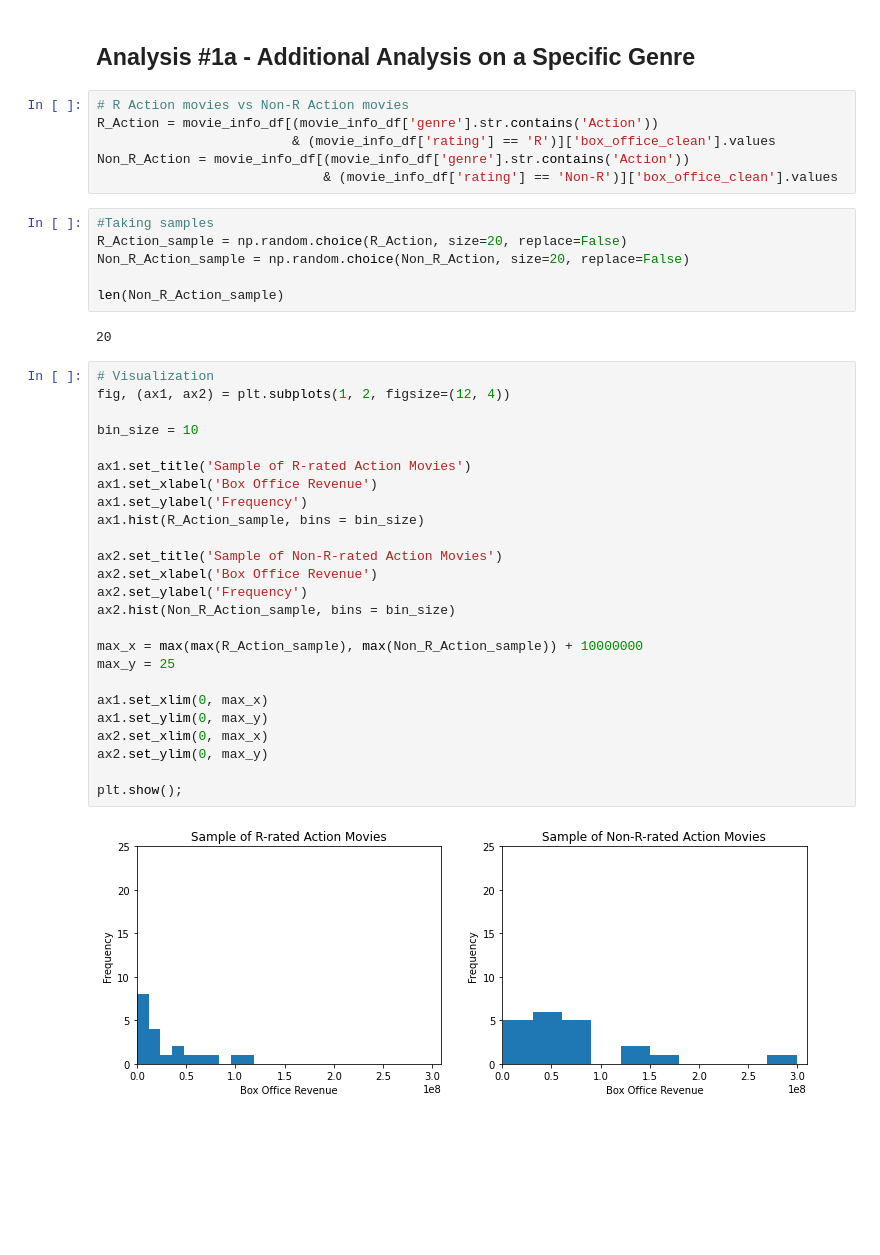
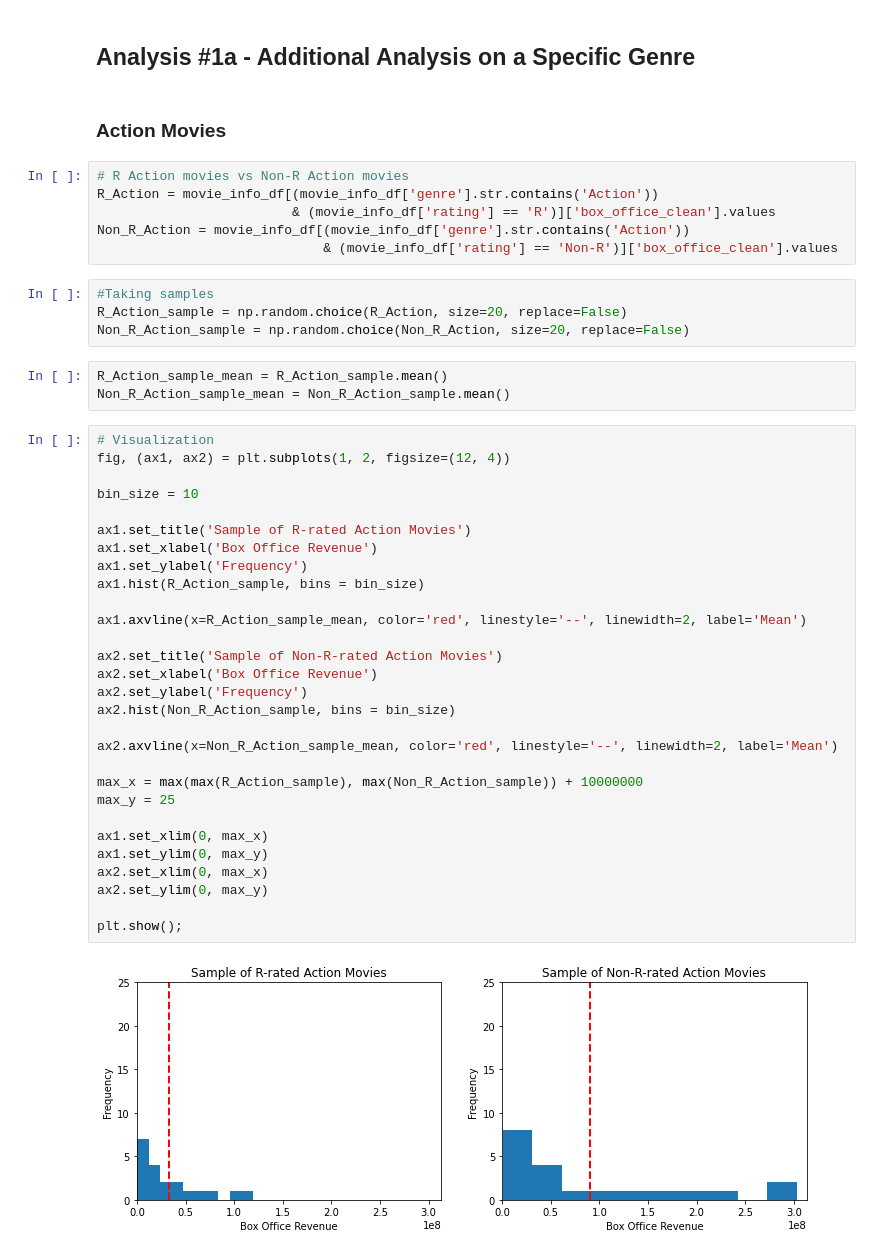
Before and after one commit to sangwon224/Movie_Studio_Strategy_Recommendation, a Jupyter notebook: Movie_Studio_Strategy_Recommendation.ipynb, the cells around one changed output. Saved outputs shown, nothing was run; the diff lists cells and outputs as text; blank space fills up the shorter version.

```diff
--- a/Movie_Studio_Strategy_Recommendation.ipynb
+++ b/Movie_Studio_Strategy_Recommendation.ipynb
@@ -160,6 +167,8 @@ We've set our alpha to be 0.05. Based on the Alpha and p-value of (####), we rej
 - Do NOT account for the budget of each title
 # %% [markdown]
 ## Analysis #1a - Additional Analysis on a Specific Genre
+# %% [markdown]
+### Action Movies
 # %%
 # R Action movies vs Non-R Action movies
 R_Action = movie_info_df[(movie_info_df['genre'].str.contains('Action'))
@@ -170,37 +179,40 @@ Non_R_Action = movie_info_df[(movie_info_df['genre'].str.contains('Action'))
 #Taking samples
 R_Action_sample = np.random.choice(R_Action, size=20, replace=False)
 Non_R_Action_sample = np.random.choice(Non_R_Action, size=20, replace=False)
-
-len(Non_R_Action_sample)
-# %% [output]
-20
+# %%
+R_Action_sample_mean = R_Action_sample.mean()
+Non_R_Action_sample_mean = Non_R_Action_sample.mean()
 # %%
 # Visualization
 fig, (ax1, ax2) = plt.subplots(1, 2, figsize=(12, 4))
 
 bin_size = 10
 
 ax1.set_title('Sample of R-rated Action Movies')
 ax1.set_xlabel('Box Office Revenue')
 ax1.set_ylabel('Frequency')
 ax1.hist(R_Action_sample, bins = bin_size)
 
+ax1.axvline(x=R_Action_sample_mean, color='red', linestyle='--', linewidth=2, label='Mean')
+
 ax2.set_title('Sample of Non-R-rated Action Movies')
 ax2.set_xlabel('Box Office Revenue')
 ax2.set_ylabel('Frequency')
 ax2.hist(Non_R_Action_sample, bins = bin_size)
+
+ax2.axvline(x=Non_R_Action_sample_mean, color='red', linestyle='--', linewidth=2, label='Mean')
 
 max_x = max(max(R_Action_sample), max(Non_R_Action_sample)) + 10000000
 max_y = 25
 
 ax1.set_xlim(0, max_x)
 ax1.set_ylim(0, max_y)
 ax2.set_xlim(0, max_x)
 ax2.set_ylim(0, max_y)
 
 plt.show();
 # %% [output]
-[figure, old version]
+[figure, new version]
 # %%
 #Two sample t-test
 pvalue = stats.ttest_ind(R_Action_sample, Non_R_Action_sample, equal_var = False).pvalue / 2
```
Also changed, not shown: parts of 10 cells of this notebook.
